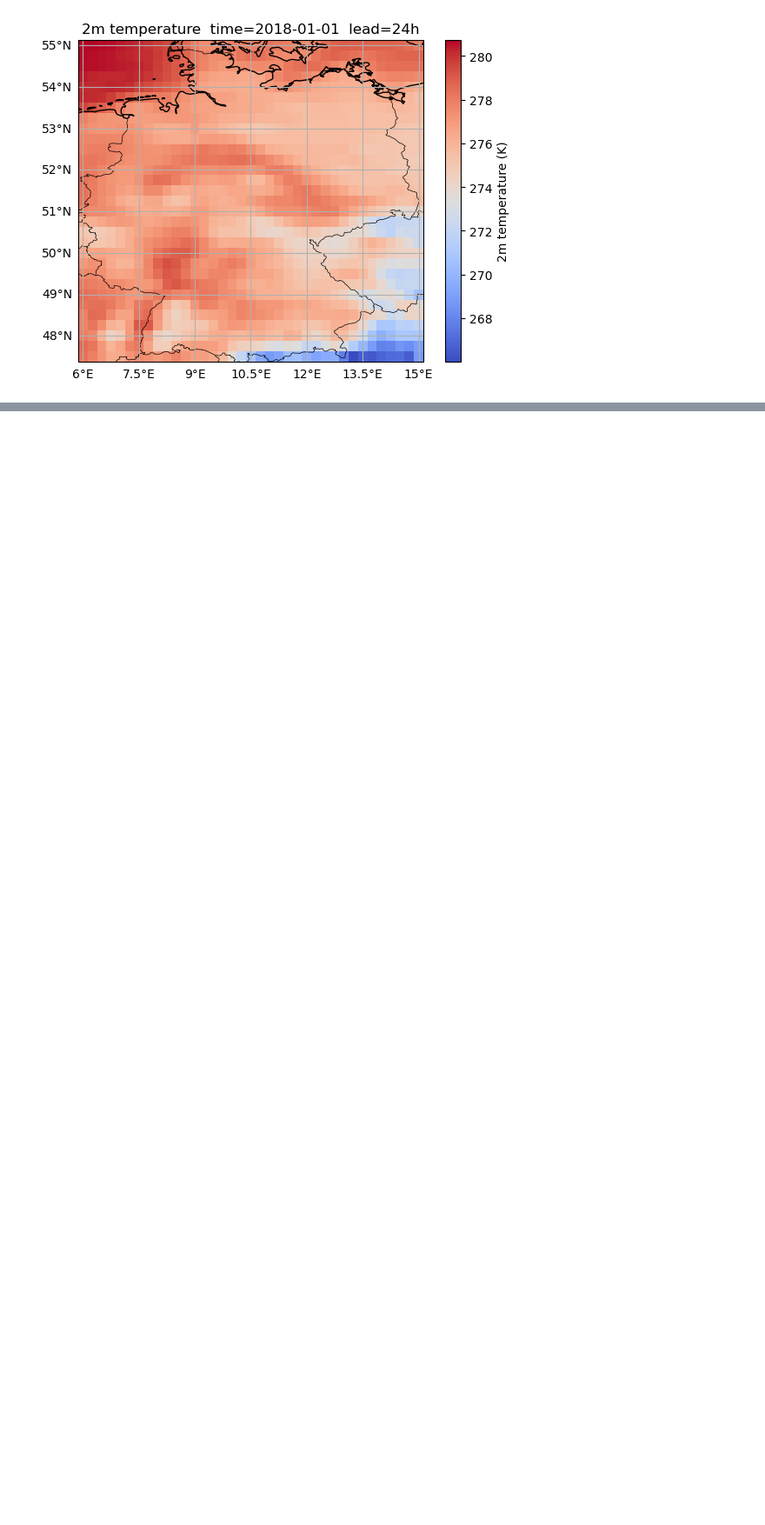
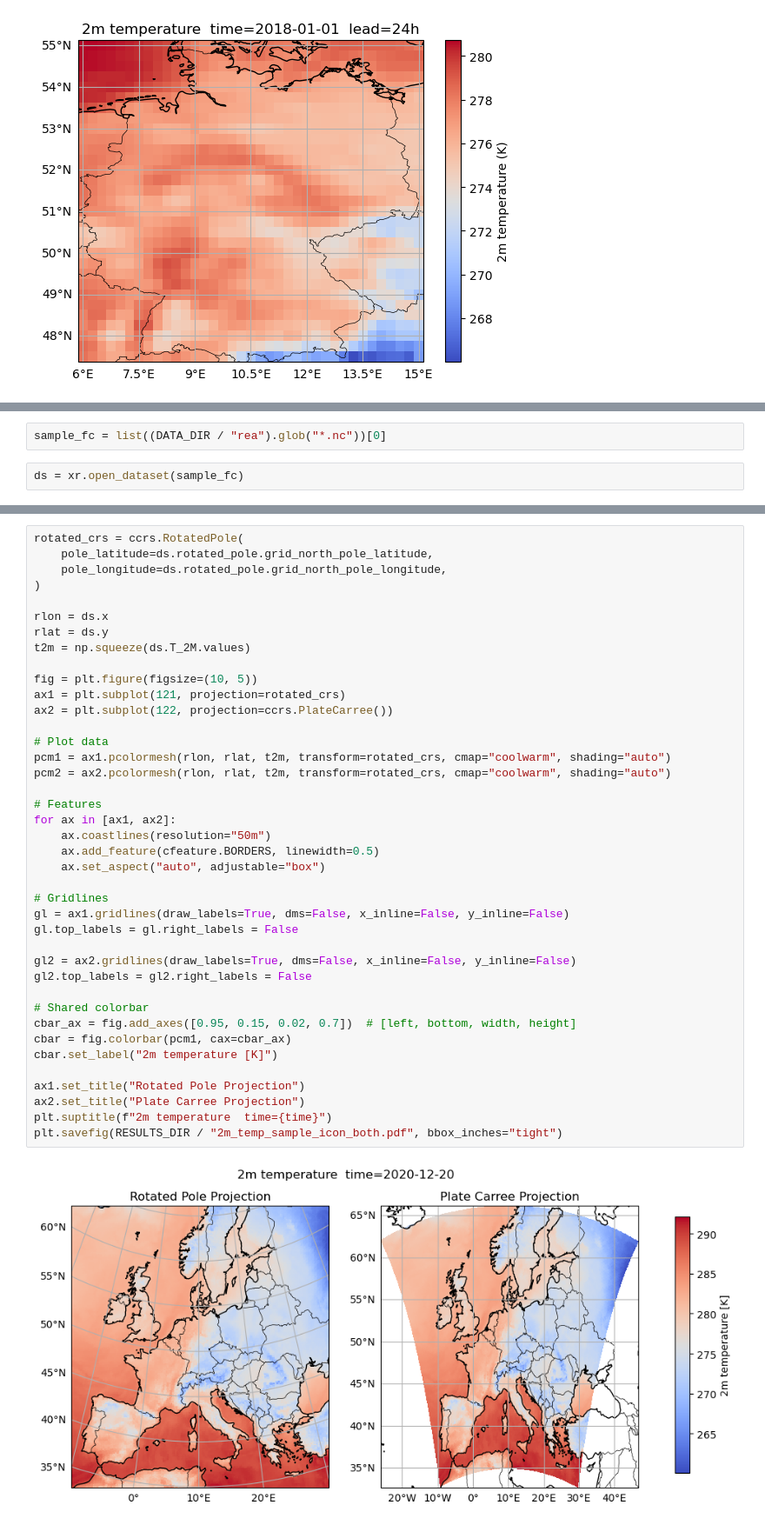
Before and after one commit to m-j-w-f/GenPP, a Jupyter notebook: src/genpp/plots/01data.ipynb, the cells around one changed output, grey strips where cells are left out. Shown at 87% size. Cells and saved outputs as stored; diff of their text form; blank space fills up the shorter version.

Commit message:
✨Add Plots

```diff
--- a/src/genpp/plots/01data.ipynb
+++ b/src/genpp/plots/01data.ipynb
@@ -64,0 +69,4 @@ plt.savefig(RESULTS_DIR / "2m_temp_sample.pdf", bbox_inches="tight")
+# %%
+sample_fc = list((DATA_DIR / "rea").glob("*.nc"))[0]
+# %%
+ds = xr.open_dataset(sample_fc)
@@ -64,0 +96,42 @@ plt.savefig(RESULTS_DIR / "2m_temp_sample.pdf", bbox_inches="tight")
+# %%
+rotated_crs = ccrs.RotatedPole(
+    pole_latitude=ds.rotated_pole.grid_north_pole_latitude,
+    pole_longitude=ds.rotated_pole.grid_north_pole_longitude,
+)
+
+rlon = ds.x
+rlat = ds.y
+t2m = np.squeeze(ds.T_2M.values)
+
+fig = plt.figure(figsize=(10, 5))
+ax1 = plt.subplot(121, projection=rotated_crs)
+ax2 = plt.subplot(122, projection=ccrs.PlateCarree())
+
+# Plot data
+pcm1 = ax1.pcolormesh(rlon, rlat, t2m, transform=rotated_crs, cmap="coolwarm", shading="auto")
+pcm2 = ax2.pcolormesh(rlon, rlat, t2m, transform=rotated_crs, cmap="coolwarm", shading="auto")
+
+# Features
+for ax in [ax1, ax2]:
+    ax.coastlines(resolution="50m")
+    ax.add_feature(cfeature.BORDERS, linewidth=0.5)
+    ax.set_aspect("auto", adjustable="box")
+
+# Gridlines
+gl = ax1.gridlines(draw_labels=True, dms=False, x_inline=False, y_inline=False)
+gl.top_labels = gl.right_labels = False
+
+gl2 = ax2.gridlines(draw_labels=True, dms=False, x_inline=False, y_inline=False)
+gl2.top_labels = gl2.right_labels = False
+
+# Shared colorbar
+cbar_ax = fig.add_axes([0.95, 0.15, 0.02, 0.7])  # [left, bottom, width, height]
+cbar = fig.colorbar(pcm1, cax=cbar_ax)
+cbar.set_label("2m temperature [K]")
+
+ax1.set_title("Rotated Pole Projection")
+ax2.set_title("Plate Carree Projection")
+plt.suptitle(f"2m temperature  time={time}")
+plt.savefig(RESULTS_DIR / "2m_temp_sample_icon_both.pdf", bbox_inches="tight")
+# %% [output]
+[figure, added]
```
Also changed, not shown: parts of 6 cells of this notebook, 2 other files.
